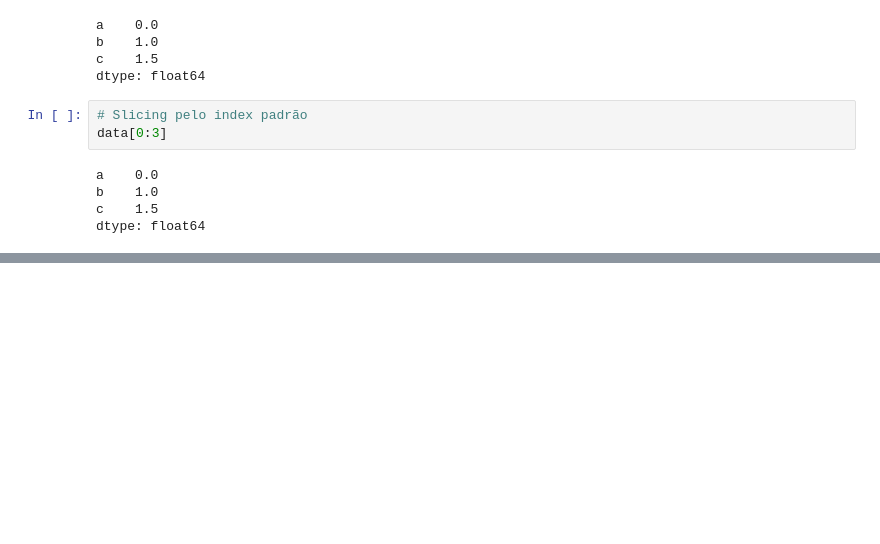
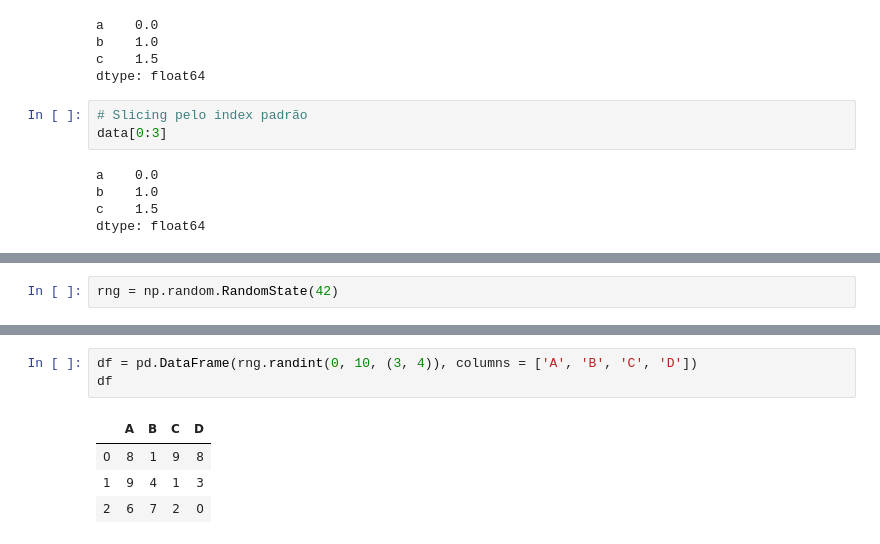
Before and after one commit to MrPinabutter/Projetos, a Jupyter notebook: pandas/Pandas.ipynb, the cells around one changed output, grey strips where cells are left out. Cells and saved outputs as stored; diff of their text form; blank space fills up the shorter version.

```diff
--- a/pandas/Pandas.ipynb
+++ b/pandas/Pandas.ipynb
@@ -291,0 +353,2 @@ dtype: float64
+# %%
+rng = np.random.RandomState(42)
@@ -291,0 +364,8 @@ dtype: float64
+# %%
+df = pd.DataFrame(rng.randint(0, 10, (3, 4)), columns = ['A', 'B', 'C', 'D'])
+df
+# %% [output]
+|  | A | B | C | D |
+| 0 | 8 | 1 | 9 | 8 |
+| 1 | 9 | 4 | 1 | 3 |
+| 2 | 6 | 7 | 2 | 0 |
```
Also changed, not shown: parts of 20 cells of this notebook.
